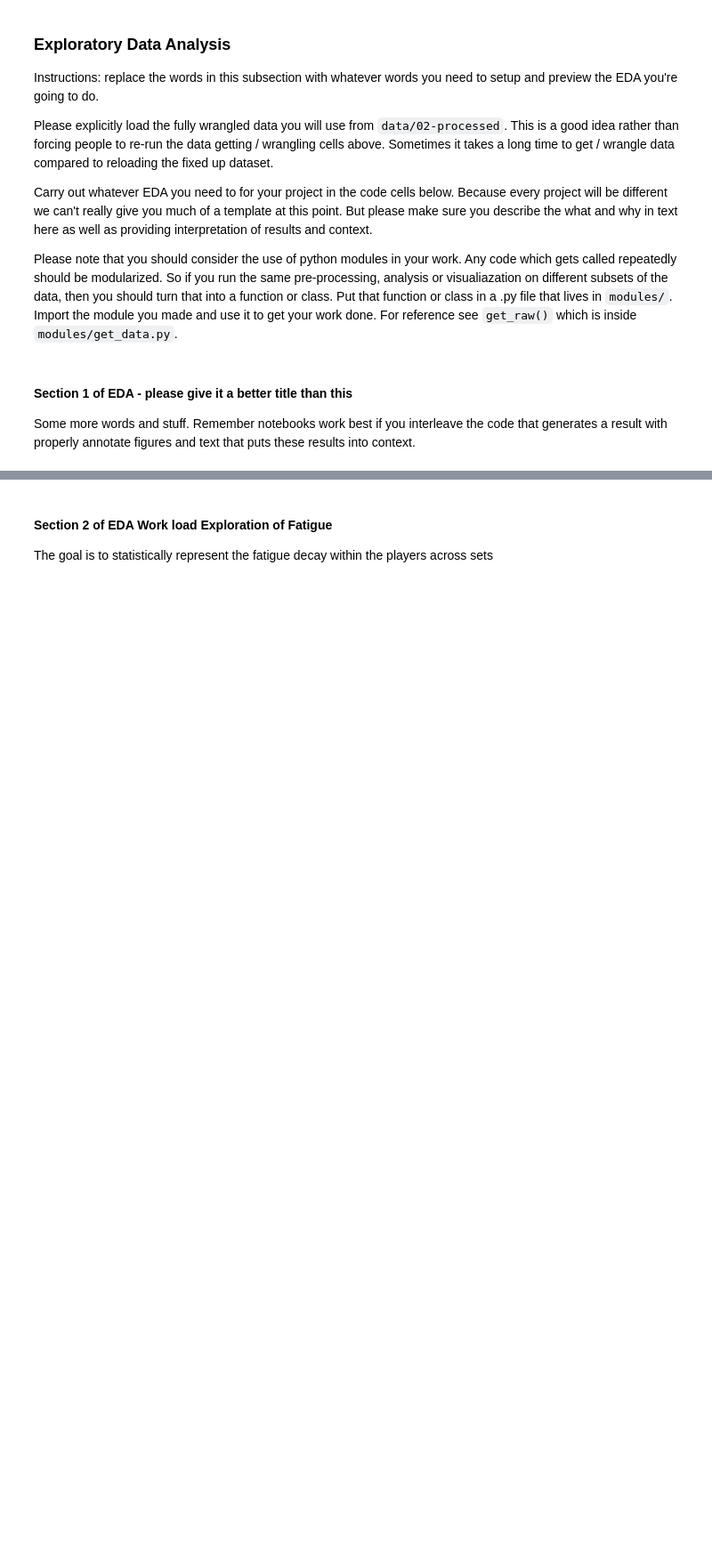
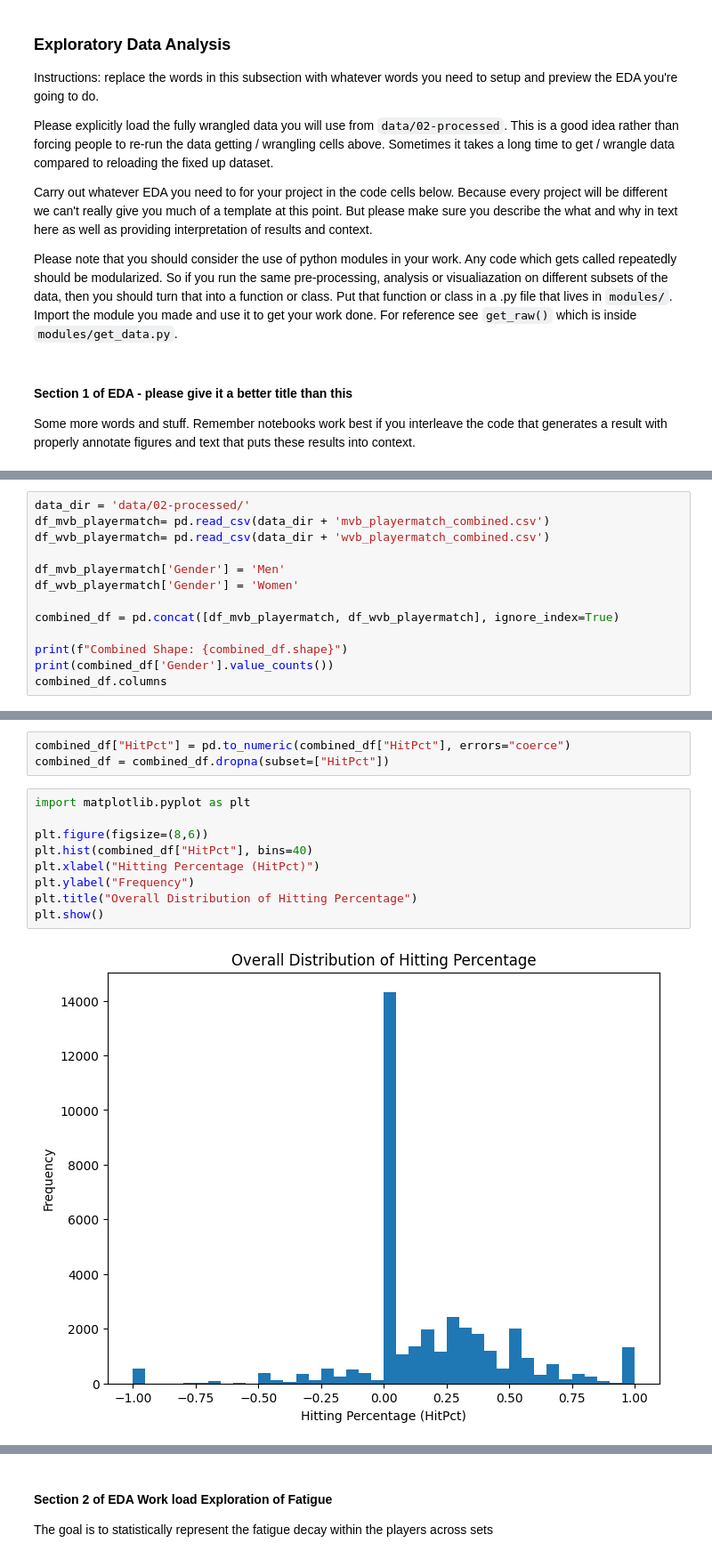
Before and after one commit to COGS108/Group035_WI26, a Jupyter notebook: 02-EDACheckpoint.ipynb, the cells around one changed output, grey strips where cells are left out. Shown at 89% size. Cells and saved outputs as stored; diff of their text form; blank space fills up the shorter version.

Commit message:
added Yuna graphs and Ivan description

```diff
--- a/02-EDACheckpoint.ipynb
+++ b/02-EDACheckpoint.ipynb
@@ -365,0 +348,13 @@ Some more words and stuff.  Remember notebooks work best if you interleave the c
+# %%
+data_dir = 'data/02-processed/'
+df_mvb_playermatch= pd.read_csv(data_dir + 'mvb_playermatch_combined.csv')
+df_wvb_playermatch= pd.read_csv(data_dir + 'wvb_playermatch_combined.csv')
+
+df_mvb_playermatch['Gender'] = 'Men'
+df_wvb_playermatch['Gender'] = 'Women'
+
+combined_df = pd.concat([df_mvb_playermatch, df_wvb_playermatch], ignore_index=True)
+
+print(f"Combined Shape: {combined_df.shape}")
+print(combined_df['Gender'].value_counts())
+combined_df.columns
@@ -365,0 +372,14 @@ Some more words and stuff.  Remember notebooks work best if you interleave the c
+# %%
+combined_df["HitPct"] = pd.to_numeric(combined_df["HitPct"], errors="coerce")
+combined_df = combined_df.dropna(subset=["HitPct"])
+# %%
+import matplotlib.pyplot as plt
+
+plt.figure(figsize=(8,6))
+plt.hist(combined_df["HitPct"], bins=40)
+plt.xlabel("Hitting Percentage (HitPct)")
+plt.ylabel("Frequency")
+plt.title("Overall Distribution of Hitting Percentage")
+plt.show()
+# %% [output]
+[figure, added]
```
Also changed, not shown: parts of 20 cells of this notebook.
